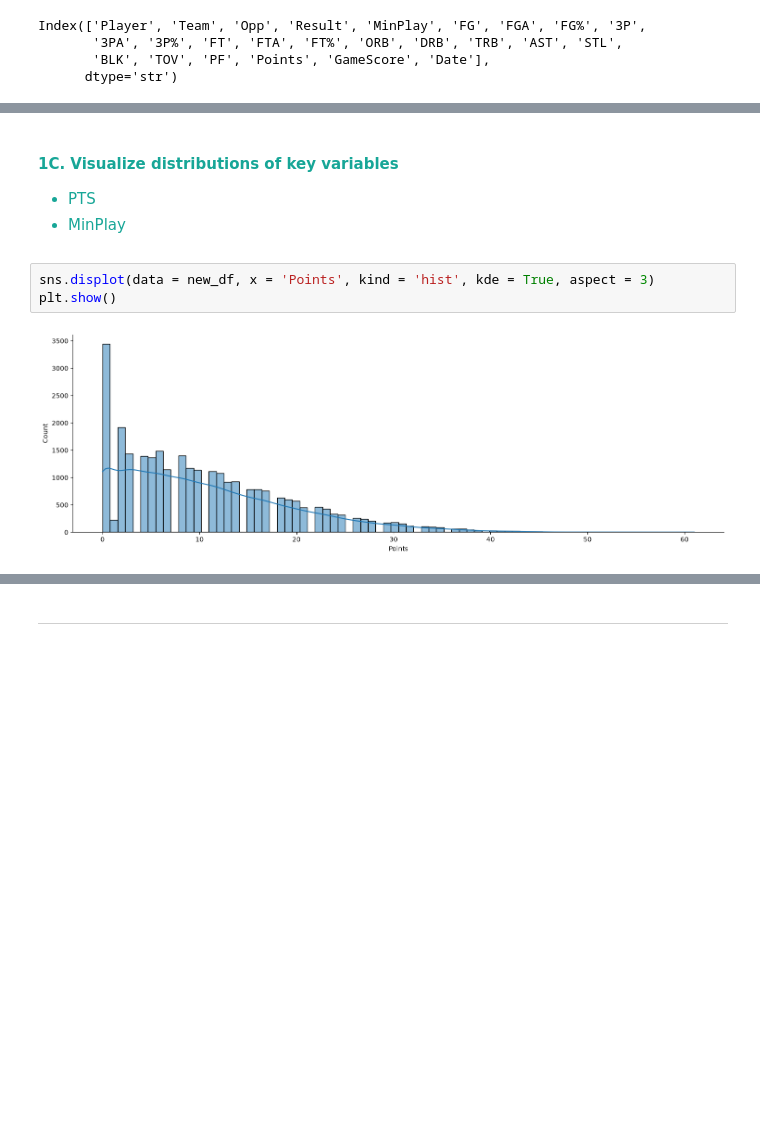
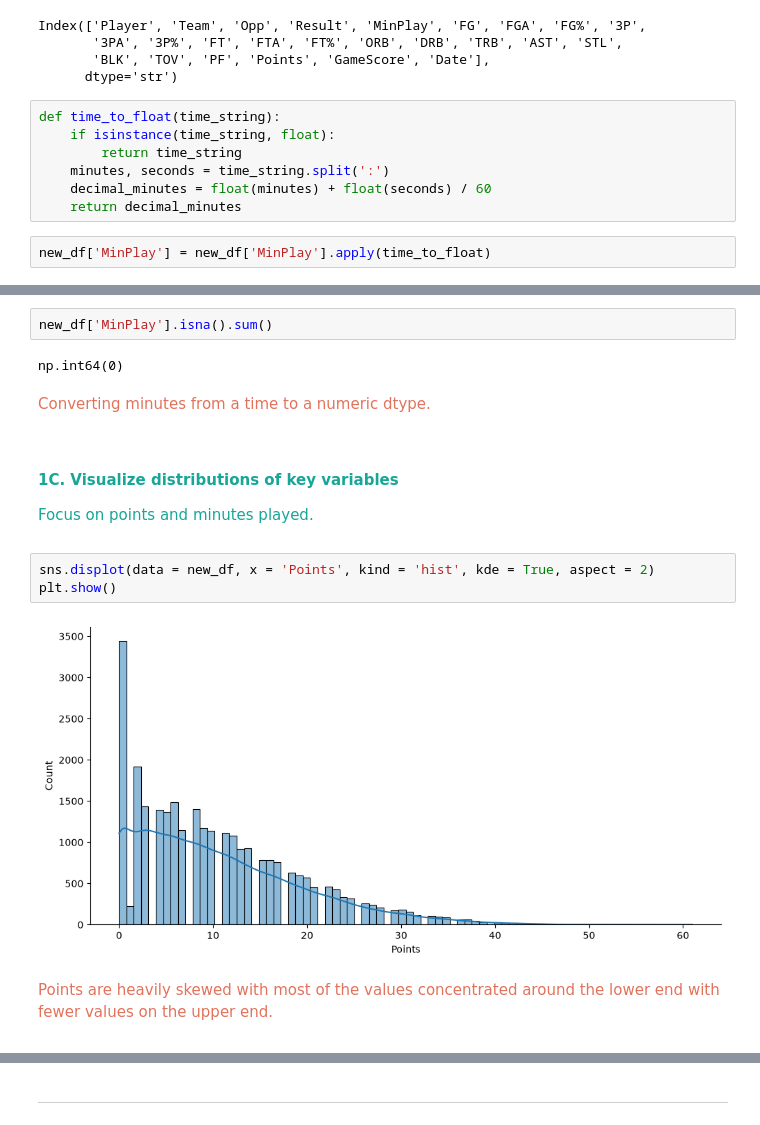
Before and after one commit to awomann/nba-prediction, a Jupyter notebook: Desktop/Coding/NBA Prediction/NBA_Predictive_Analytics.ipynb, the cells around one changed output, grey strips where cells are left out. Drawn from its saved outputs; the diff is of its cells as text; blank space fills up the shorter version.

Commit message:
feat: complete eda and data validation

```diff
--- a/Desktop/Coding/NBA Prediction/NBA_Predictive_Analytics.ipynb
+++ b/Desktop/Coding/NBA Prediction/NBA_Predictive_Analytics.ipynb
@@ -281,3 +302,12 @@ Index(['Player', 'Team', 'Opp', 'Result', 'MinPlay', 'FG', 'FGA', 'FG%', '3P',
        '3PA', '3P%', 'FT', 'FTA', 'FT%', 'ORB', 'DRB', 'TRB', 'AST', 'STL',
        'BLK', 'TOV', 'PF', 'Points', 'GameScore', 'Date'],
       dtype='str')
+# %%
+def time_to_float(time_string):
+    if isinstance(time_string, float):
+        return time_string
+    minutes, seconds = time_string.split(':')
+    decimal_minutes = float(minutes) + float(seconds) / 60
+    return decimal_minutes
+# %%
+new_df['MinPlay'] = new_df['MinPlay'].apply(time_to_float)
@@ -284,15 +328,30 @@ Index(['Player', 'Team', 'Opp', 'Result', 'MinPlay', 'FG', 'FGA', 'FG%', '3P',
+# %%
+new_df['MinPlay'].isna().sum()
+# %% [output]
+np.int64(0)
+# %% [markdown]
+<span style="color:#E2725B">
+
+Converting minutes from a time to a numeric dtype.
+
+</span>
 # %% [markdown]
 <span style="color:#17A697">
 
 #### 1C. Visualize distributions of key variables
 
-- PTS
-- MinPlay
+Focus on points and minutes played.
 
 </span>
 # %%
-sns.displot(data = new_df, x = 'Points', kind = 'hist', kde = True, aspect = 3)
+sns.displot(data = new_df, x = 'Points', kind = 'hist', kde = True, aspect = 2)
 plt.show()
 # %% [output]
-[figure, old version]
+[figure, new version]
+# %% [markdown]
+<span style="color:#E2725B">
+
+Points are heavily skewed with most of the values concentrated around the lower end with fewer values on the upper end.
+
+</span>
 # %%
```
Also changed, not shown: parts of 35 cells of this notebook.
